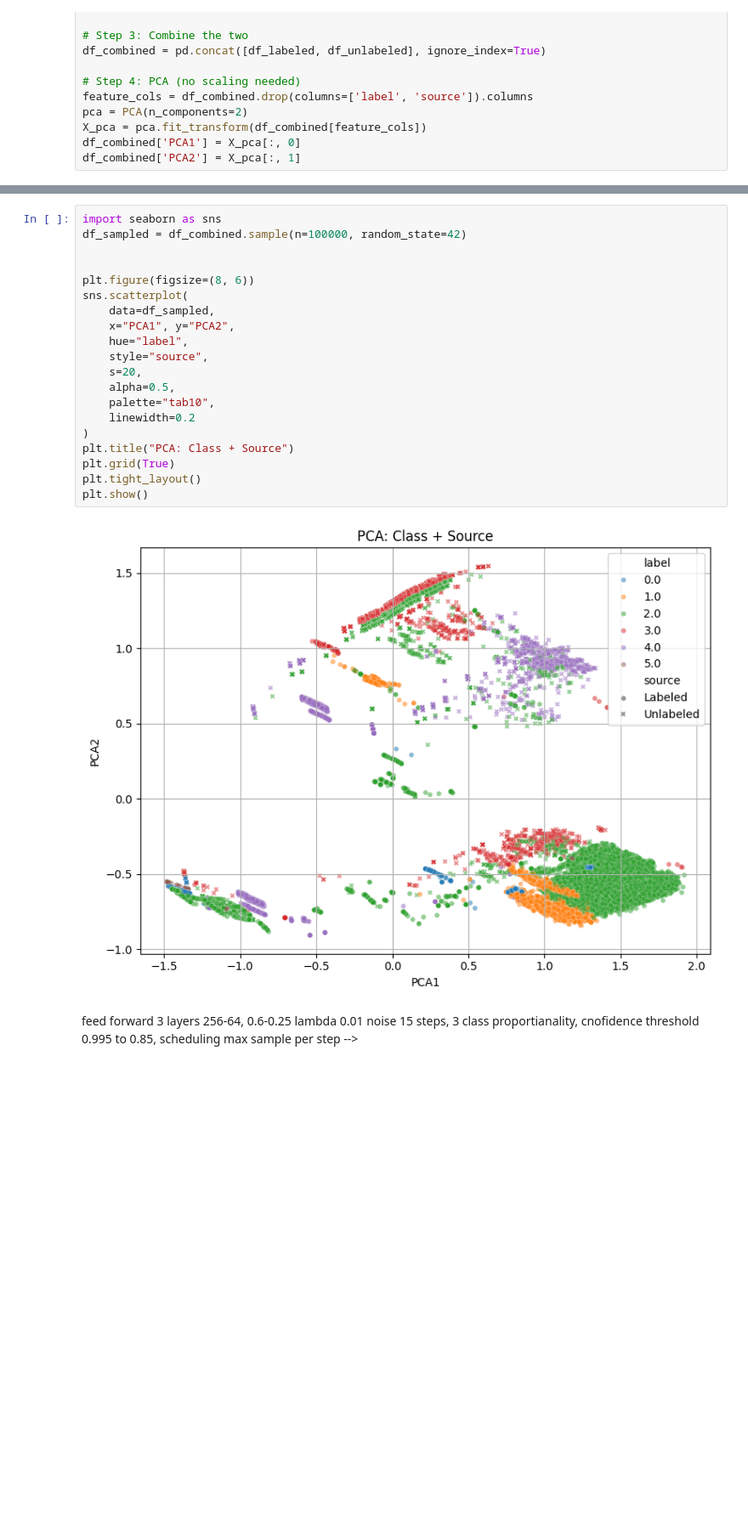
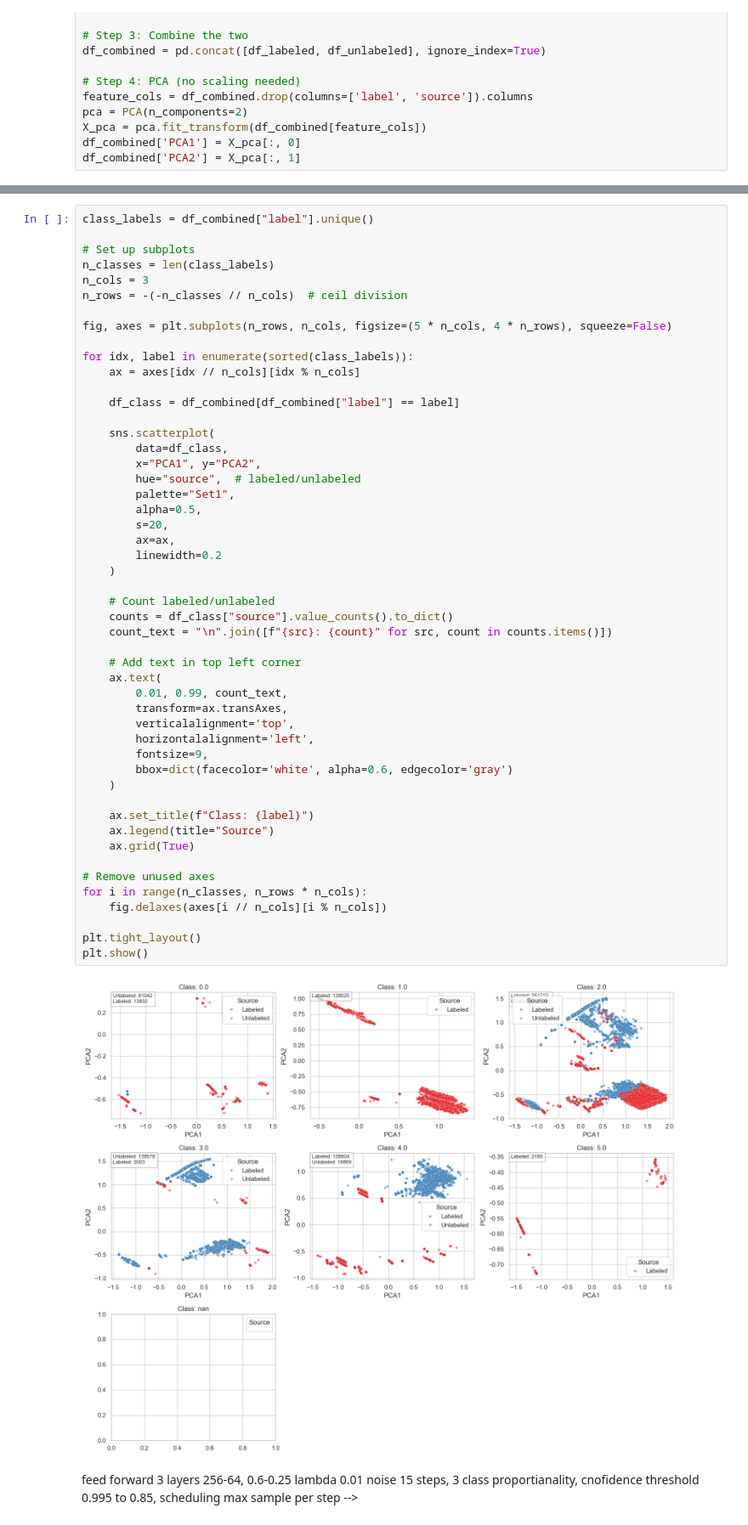
Before and after one commit to lucchinaluca/thesis-datasec, a Jupyter notebook: Pseudo-Labeling.ipynb, the cells around one changed output, grey strips where cells are left out. Shown at 85% size. Drawn from its saved outputs; the diff is of its cells as text; blank space fills up the shorter version.

```diff
--- a/Pseudo-Labeling.ipynb
+++ b/Pseudo-Labeling.ipynb
@@ -1004,27 +1004,57 @@ plt.show()
 # %% [output]
 [figure]
 # %%
-import seaborn as sns
-df_sampled = df_combined.sample(n=100000, random_state=42)
+class_labels = df_combined["label"].unique()
 
+# Set up subplots
+n_classes = len(class_labels)
+n_cols = 3
+n_rows = -(-n_classes // n_cols)  # ceil division
 
-plt.figure(figsize=(8, 6))
-sns.scatterplot(
-    data=df_sampled,
-    x="PCA1", y="PCA2",
-    hue="label",
-    style="source",
-    s=20,
-    alpha=0.5,
-    palette="tab10",
-    linewidth=0.2
-)
-plt.title("PCA: Class + Source")
-plt.grid(True)
+fig, axes = plt.subplots(n_rows, n_cols, figsize=(5 * n_cols, 4 * n_rows), squeeze=False)
+
+for idx, label in enumerate(sorted(class_labels)):
+    ax = axes[idx // n_cols][idx % n_cols]
+
+    df_class = df_combined[df_combined["label"] == label]
+
+    sns.scatterplot(
+        data=df_class,
+        x="PCA1", y="PCA2",
+        hue="source",  # labeled/unlabeled
+        palette="Set1",
+        alpha=0.5,
+        s=20,
+        ax=ax,
+        linewidth=0.2
+    )
+
+    # Count labeled/unlabeled
+    counts = df_class["source"].value_counts().to_dict()
+    count_text = "\n".join([f"{src}: {count}" for src, count in counts.items()])
+
+    # Add text in top left corner
+    ax.text(
+        0.01, 0.99, count_text,
+        transform=ax.transAxes,
+        verticalalignment='top',
+        horizontalalignment='left',
+        fontsize=9,
+        bbox=dict(facecolor='white', alpha=0.6, edgecolor='gray')
+    )
+
+    ax.set_title(f"Class: {label}")
+    ax.legend(title="Source")
+    ax.grid(True)
+
+# Remove unused axes
+for i in range(n_classes, n_rows * n_cols):
+    fig.delaxes(axes[i // n_cols][i % n_cols])
+
 plt.tight_layout()
 plt.show()
 # %% [output]
-[figure, old version]
+[figure, new version]
 # %% [markdown]
 feed forward 3 layers 256-64, 0.6-0.25 lambda 0.01 noise 15 steps, 3 class proportianality, cnofidence threshold 0.995 to 0.85, scheduling max sample per step -->
 # %%
```
